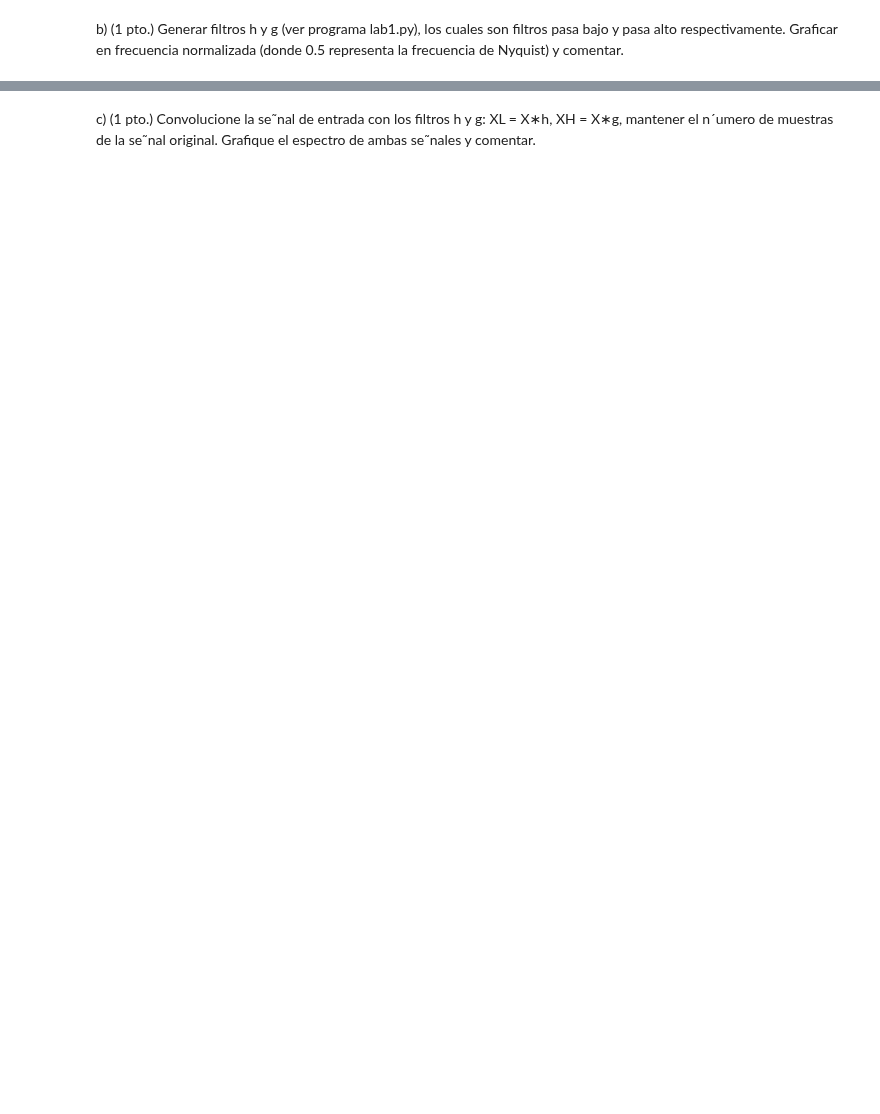
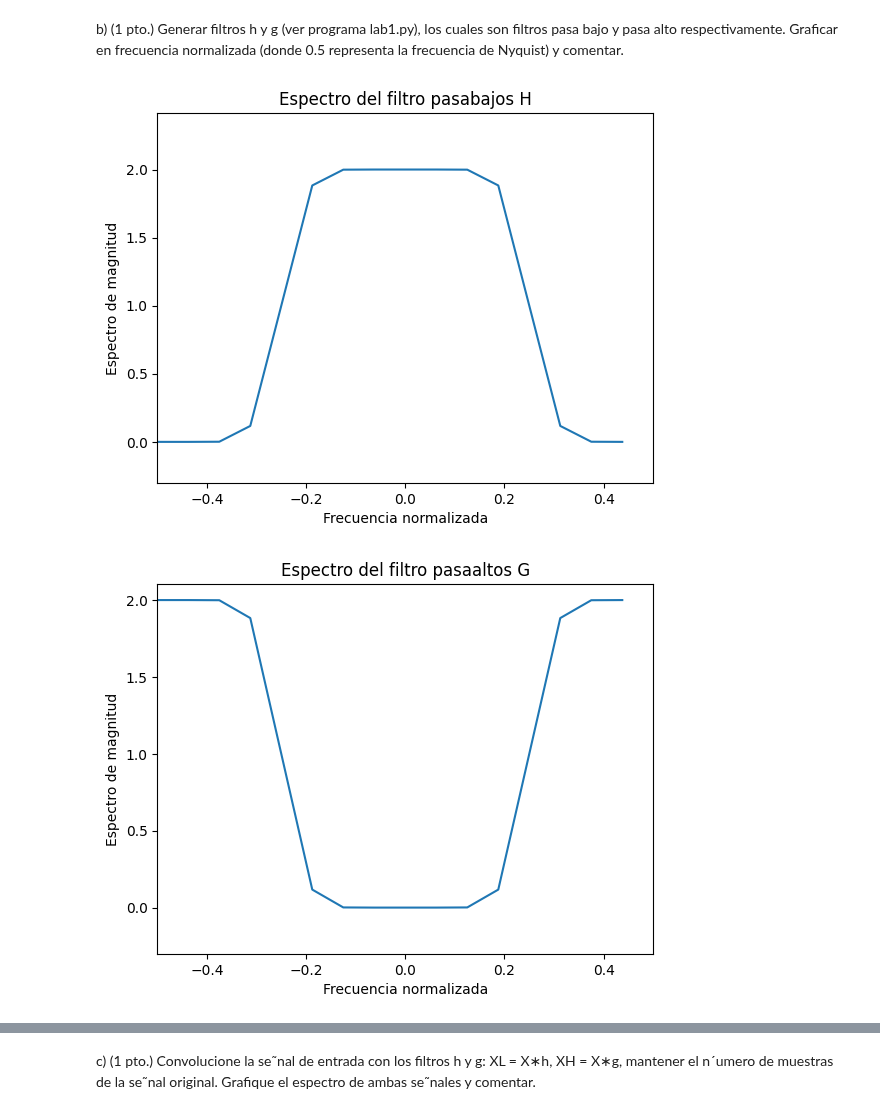
Before and after one commit to ExampleToFollow/PracticasPDS, a Jupyter notebook: Lab1/informePrevio.ipynb, the cells around one changed output, grey strips where cells are left out. Cells and saved outputs as stored; diff of their text form; code cells hidden in the pictures; blank space fills up the shorter version.

```diff
--- a/Lab1/informePrevio.ipynb
+++ b/Lab1/informePrevio.ipynb
@@ -59,13 +64,61 @@ pasa bajo y pasa alto respectivamente. Graficar en frecuencia normalizada
 # %%
 #Extraído de lab1.py
 h = np.array([-1.1748e-04,   6.7545e-04,  -3.9174e-04,  -4.8704e-03,   8.7461e-03,   1.3981e-02,  -4.4088e-02,
 -1.7369e-02,   1.2875e-01,   4.7248e-04,  -2.8402e-01,  -1.5829e-02,   5.8535e-01,   6.7563e-01, 3.1287e-01,   5.4416e-02 ])
 
 g = np.array([ -5.4416e-02,   3.1287e-01,  -6.7563e-01,   5.8535e-01,   1.5829e-02,  -2.8402e-01,  -4.7248e-04,
 1.2875e-01,  1.7369e-02,  -4.4088e-02,   -1.3981e-02,   8.7461e-03,   4.8704e-03,  -3.9174e-04, -6.7545e-04,  -1.1748e-04 ])
 
 h_rec = np.array([ 5.4416e-02,   3.1287e-01,   6.7563e-01,   5.8535e-01,  -1.5829e-02,  -2.8402e-01,   4.7248e-04,
 1.2875e-01,  -1.7369e-02,  -4.4088e-02,   1.3981e-02,   8.7461e-03,  -4.8704e-03,  -3.9174e-04, 6.7545e-04,  -1.1748e-04 ])
 
 g_rec = np.array([ -1.1748e-04,  -6.7545e-04,  -3.9174e-04,   4.8704e-03,   8.7461e-03,  -1.3981e-02,  -4.4088e-02,
 1.7369e-02,   1.2875e-01,  -4.7248e-04,   -2.8402e-01,   1.5829e-02,   5.8535e-01,  -6.7563e-01, 3.1287e-01,  -5.4416e-02 ])
+
+#Calculamos DFFT de cada uno
+espectro_h = np.fft.fftshift(np.fft.fft(h))
+espectro_g = np.fft.fftshift(np.fft.fft(g))
+espectro_h_rec = np.fft.fftshift(np.fft.fft(h_rec))
+espectro_g_rec = np.fft.fftshift(np.fft.fft(g_rec))
+#freq = np.fft.fftfreq(h.shape[-1])
+NumSamples= len(h)
+freq = (np.arange(NumSamples) - NumSamples/2) * 1/ NumSamples #Asumimos frecuencia normalizada
+#-------------OBTENEMOS ESPECTRO Y PLOTEAMOS USANDO FRECUENCIA NORMALIZADA DE FILTRO H
+plt.figure(1)
+plt.plot(freq, np.abs(espectro_h)**2)
+plt.xlim([-0.5,0.5])
+plt.xlabel("Frecuencia normalizada")
+plt.title("Espectro del filtro pasabajos H")
+plt.ylim([-0.3,np.max(espectro_h)+1])
+plt.ylabel("Espectro de magnitud")
+plt.show()
+#-------------OBTENEMOS ESPECTRO Y PLOTEAMOS USANDO FRECUENCIA NORMALIZADA DE FILTRO G
+plt.figure(2)
+plt.plot(freq, np.abs(espectro_g)**2)
+plt.xlim([-0.5,0.5])
+plt.xlabel("Frecuencia normalizada")
+plt.title("Espectro del filtro pasaaltos G")
+plt.ylim([-0.3,np.max(espectro_g)+1])
+plt.ylabel("Espectro de magnitud")
+plt.show()
+#-------------OBTENEMOS ESPECTRO Y PLOTEAMOS USANDO FRECUENCIA NORMALIZADA DE FILTRO H_REC
+plt.figure(3)
+plt.plot(freq, np.abs(espectro_h_rec)**2)
+plt.xlim([-0.5,0.5])
+plt.xlabel("Frecuencia normalizada")
+plt.title("Espectro del filtro pasabajos H_REC")
+plt.ylim([-0.3,np.max(espectro_h_rec)+1])
+plt.ylabel("Espectro de magnitud")
+plt.show()
+#-------------OBTENEMOS ESPECTRO Y PLOTEAMOS USANDO FRECUENCIA NORMALIZADA DE FILTRO G_REC
+plt.figure(4)
+plt.plot(freq, np.abs(espectro_g_rec)**2)
+plt.xlim([-0.5,0.5])
+plt.xlabel("Frecuencia normalizada")
+plt.title("Espectro del filtro pasaAltos G_REC")
+plt.ylim([-0.3,np.max(espectro_g_rec)+1])
+plt.ylabel("Espectro de magnitud")
+plt.show()
+# %% [output]
+[figure, added]
+[figure, added]
```
Also changed, not shown: parts of 10 cells of this notebook, 3 other files.
